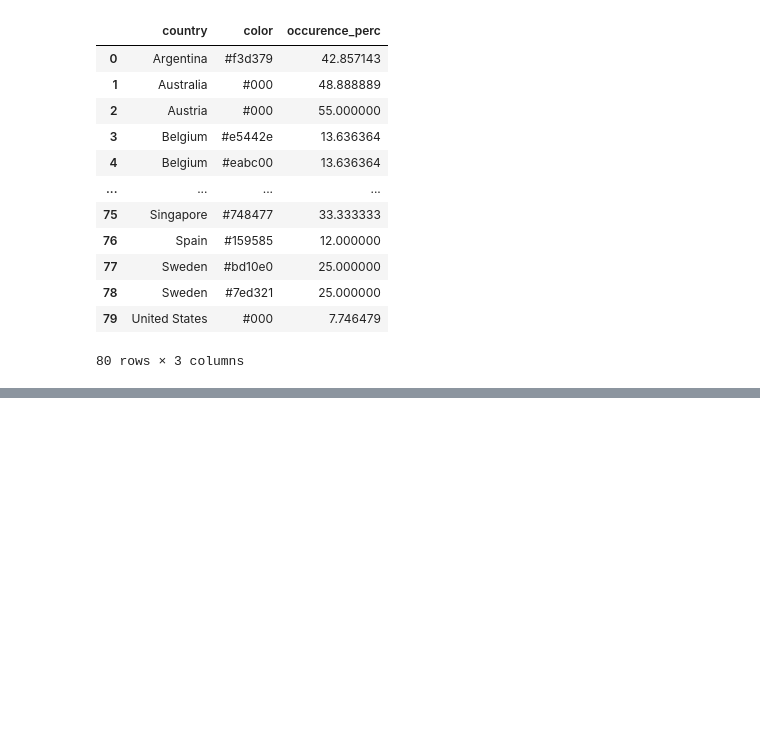
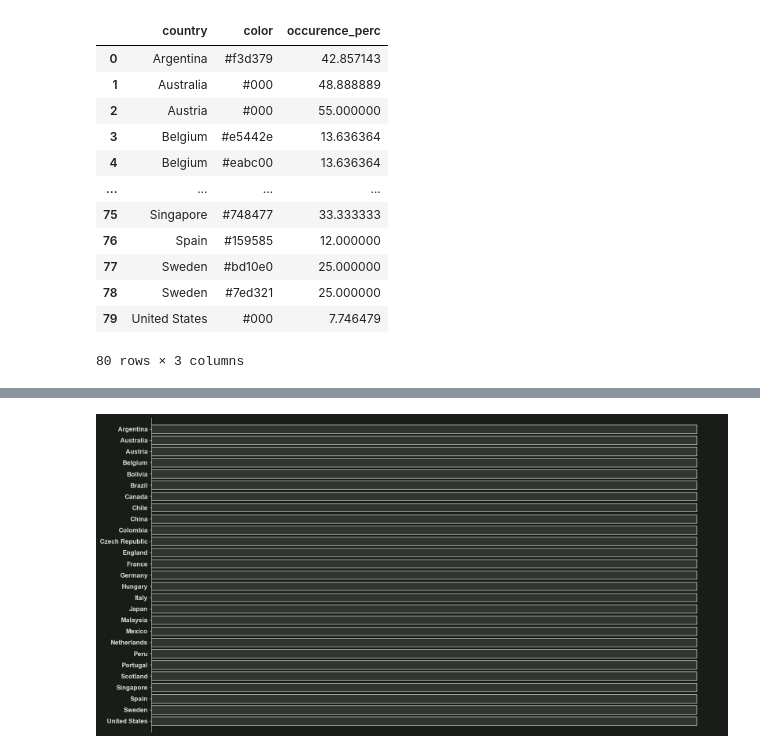
Before and after one commit to ejgenc/data-analysis_city-lines, a Jupyter notebook: notebooks/data-analysis.ipynb, the cells around one changed output, grey strips where cells are left out. Drawn from its saved outputs; the diff is of its cells as text; code cells hidden in the pictures; blank space fills up the shorter version.

Commit message:
Working on visualizations.

```diff
--- a/notebooks/data-analysis.ipynb
+++ b/notebooks/data-analysis.ipynb
@@ -45,3 +49,21 @@ conn = connector.connect(user=credentials["username"],
+# %%
+# Figure
+mpl.rcParams["figure.facecolor"] = "1A1C1A"
+mpl.rcParams["figure.edgecolor"] = "1A1C1A"
+
+# Axes
+mpl.rcParams["axes.facecolor"] = "1A1C1A"
+mpl.rcParams["axes.edgecolor"] = "DBDDDB"
+mpl.rcParams["axes.labelcolor"] = "DBDDDB"
+
+# Ticks
+mpl.rcParams["xtick.color"] = "DBDDDB"
+mpl.rcParams["ytick.color"] = "DBDDDB"
+
+# Typography
+mpl.rcParams["font.family"] = "Arial"
+mpl.rcParams["font.size"] = 12
+mpl.rcParams["text.color"] = "DBDDDB"
 # %% [markdown]
 
 ### Analysis
@@ -309,0 +371,49 @@ Since we are dealing with color, it does not make sense to talk without visualiz
+# %%
+
+bar_labels = sorted(set(result["country"].values))
+bar_positions = [i for i in range(0, len(bar_labels))]
+bar_widths = [100 for label in bar_labels]
+bar_colors = result["color"].values[:27]
+
+# --- viz setup ---
+# create figure
+fig = plt.figure(figsize = (19.20, 10.80),
+                 dpi = 100)
+ax = fig.add_subplot(1, 1, 1)
+
+
+# plot figure
+ax.barh(y = bar_positions,
+        width = bar_widths,
+        color = "#DBDDDB20",
+        align = "center",
+        height = 0.75,
+        edgecolor = "#DBDDDB",
+        linewidth = 1)
+
+for data_level in data_levels:
+    y = [position for position in data_level]
+
+# configure params
+# spines and axes
+for spine in ["right", "top", "bottom"]:
+    ax.spines[spine].set_visible(False)
+ax.invert_yaxis()
+ax.axes.set_ylim(27, -1)
+
+# ticks and labels
+ax.set_yticks(bar_positions)
+ax.set_yticklabels(bar_labels,
+                   fontweight = "bold")
+
+ax.set_xticks([])
+ax.set_xticklabels([])
+
+ax.tick_params(axis = "x",
+    which = "both",
+    bottom = False,
+    top = False,
+    left = False,
+    right = False)
+# %% [output]
+[figure, added]
```
Also changed, not shown: parts of 6 cells of this notebook.
